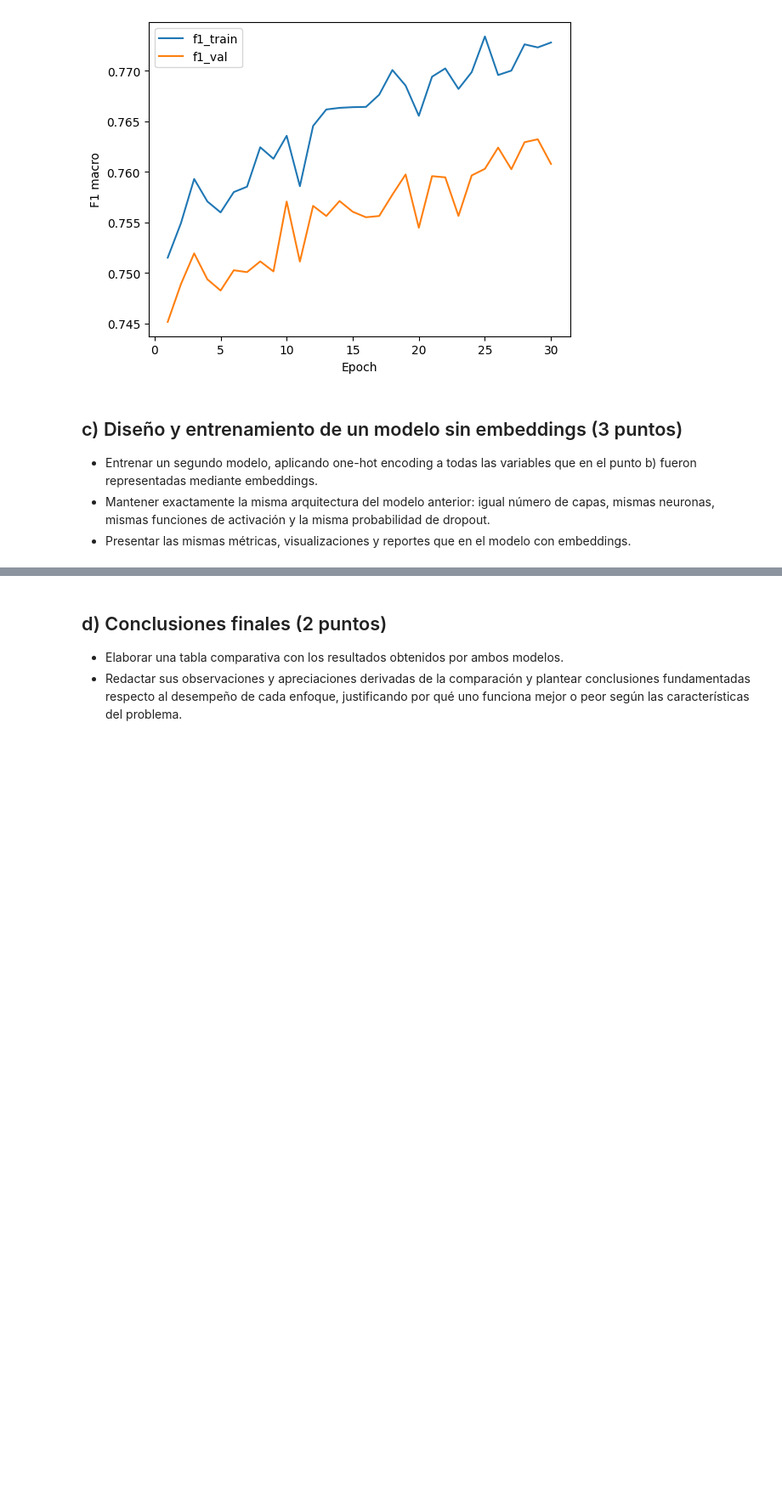
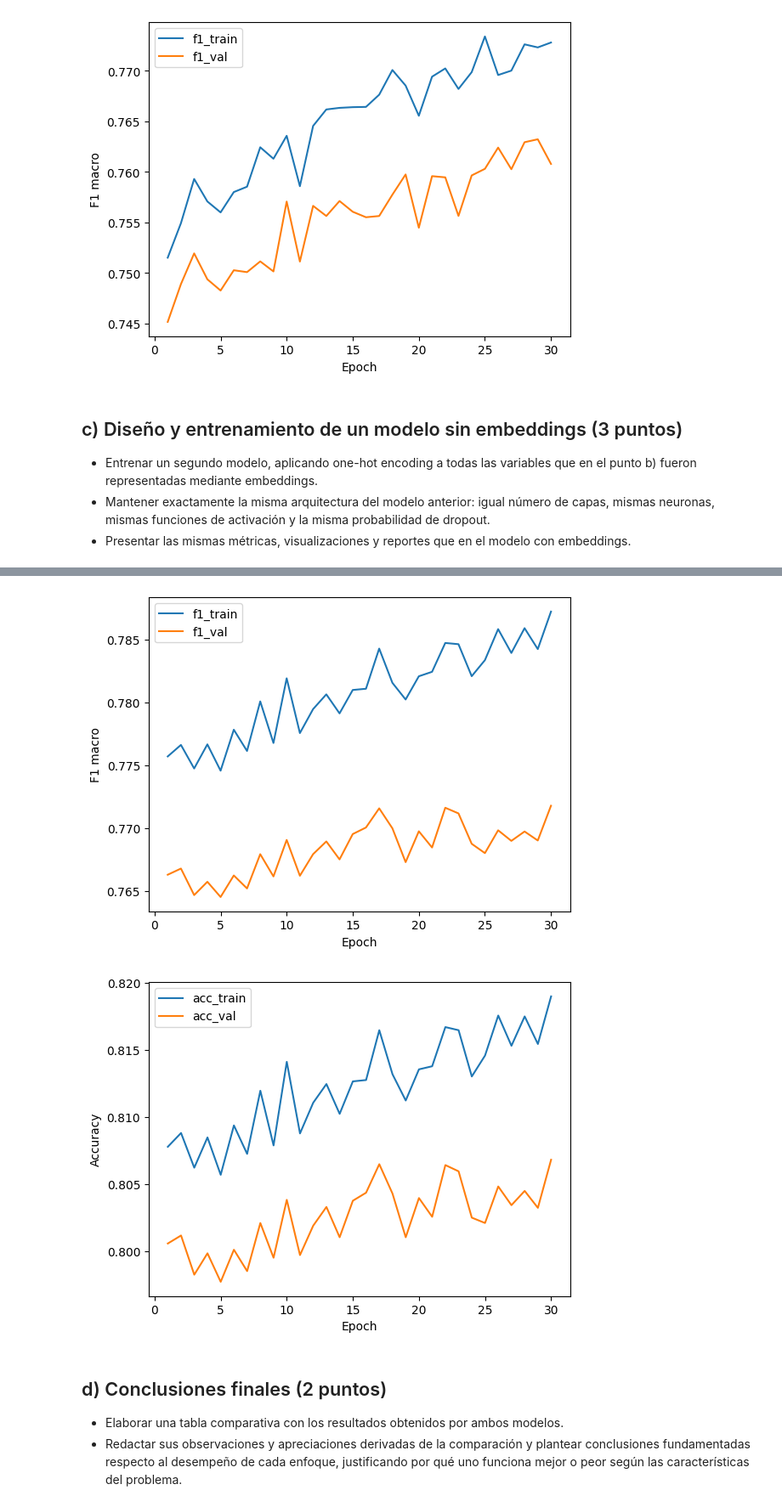
Before and after one commit to jbrazonath/TP_AP, a Jupyter notebook: BRAZON-JOSMAR-DL-TP2-Co22.ipynb, the cells around one changed output, grey strips where cells are left out. Shown at 85% size. Saved outputs shown, nothing was run; the diff lists cells and outputs as text; code cells hidden in the pictures; blank space fills up the shorter version.

```diff
--- a/BRAZON-JOSMAR-DL-TP2-Co22.ipynb
+++ b/BRAZON-JOSMAR-DL-TP2-Co22.ipynb
@@ -836,3 +1060,29 @@ plt.show()
+# %%
+import matplotlib.pyplot as plt
+
+# Generamos el rango de épocas basado en los datos guardados
+epochs = range(1, len(history_ohe["train_acc"]) + 1)
+
+# --- GRÁFICO 1: F1 MACRO ---
+plt.figure()
+plt.plot(epochs, history_ohe["train_f1"], label="f1_train")
+plt.plot(epochs, history_ohe["val_f1"],   label="f1_val")
+plt.xlabel("Epoch")
+plt.ylabel("F1 macro")
+plt.legend()
+plt.show()
+
+# --- GRÁFICO 2: ACCURACY ---
+plt.figure()
+plt.plot(epochs, history_ohe["train_acc"], label="acc_train")
+plt.plot(epochs, history_ohe["val_acc"],   label="acc_val")
+plt.xlabel("Epoch")
+plt.ylabel("Accuracy")
+plt.legend()
+plt.show()
+# %% [output]
+[figure, added]
+[figure, added]
 # %% [markdown]
 
 ## d) Conclusiones finales (2 puntos)
```
Also changed, not shown: parts of 6 cells of this notebook.
